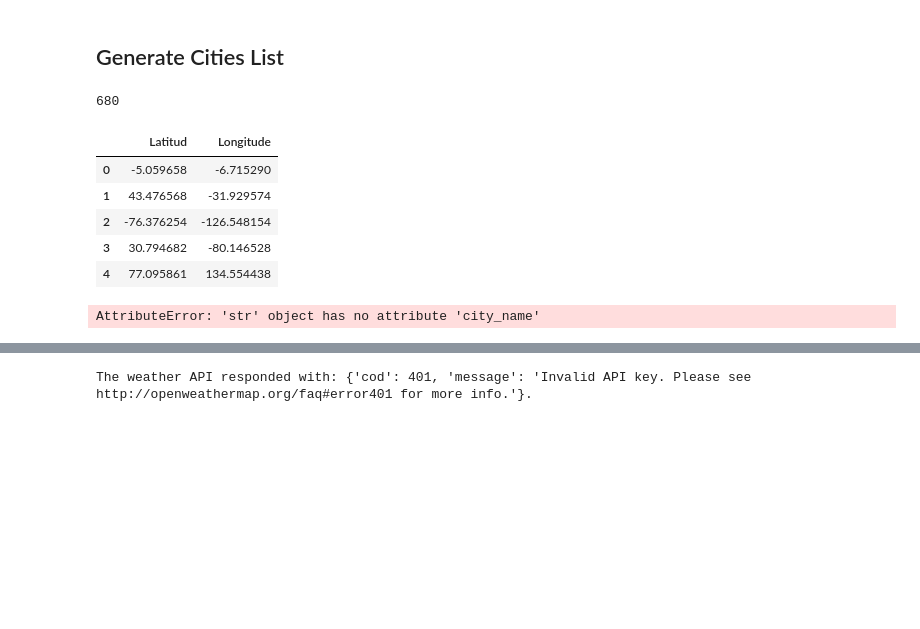
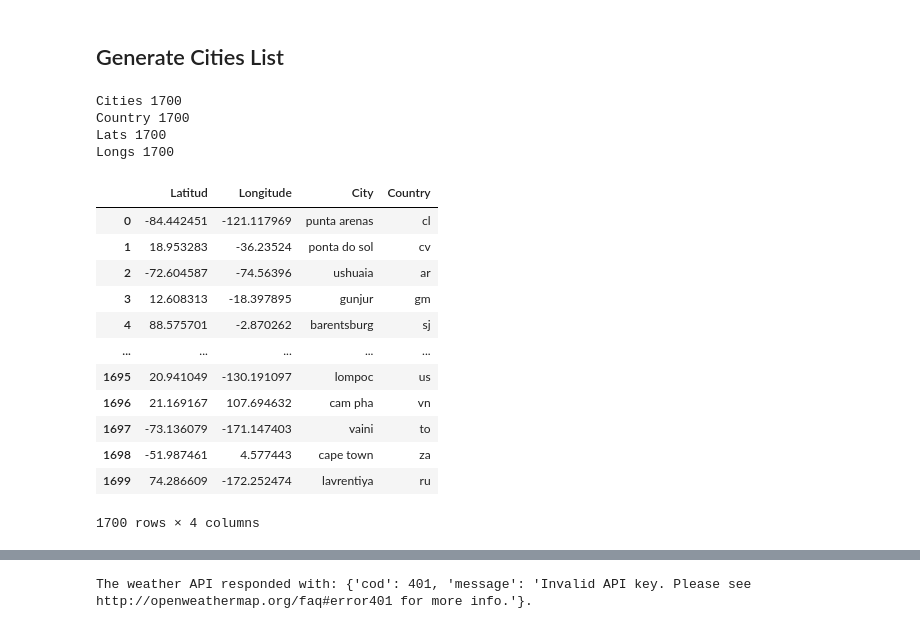
Before and after one commit to Yazz-01/Python_API_challenge, a Jupyter notebook: Weatherpy/weather_main.ipynb, the cells around one changed output, grey strips where cells are left out. Cells and saved outputs as stored; diff of their text form; code cells hidden in the pictures; blank space fills up the shorter version.

Commit message:
Finished the retrieval of the cities and coordinates from random coordinates

```diff
--- a/Weatherpy/weather_main.ipynb
+++ b/Weatherpy/weather_main.ipynb
@@ -35,6 +35,9 @@ lng_range = (-180, 180)
 # List for holding coordinates(lat and longs) and cities
 coordinates = []
 cities = []
+country = []
+latitud = []
+longitude=[]
 
 # Create a set of random lat and lng combinations
 lats = np.random.uniform(lat_range[0], lat_range[1], size=1700)
@@ -44,43 +47,24 @@ coordinates = zip(lats, longs)
 # Identify nearest city for each lat, lng combination
 for coord in coordinates:
     #lats,longs= coord
-    city = citipy.nearest_city(coord[0], coord[1]).city_name
+    city = citipy.nearest_city(coord[0], coord[1])
 
     # If the city is unique, then add it to a our cities list
     if city not in cities:
-        cities.append(city)
+        cities.append(city.city_name)
+        country.append(city.country_code)
+        latitud.append(coord[0])
+        longitude.append(coord[1])
 
 # Print the city count to confirm sufficient count
-len(cities)
+
+
+print("Cities", len(cities))
+print("Country", len(country))
+print("Lats", len(latitud))
+print("Longs", len(longitude))
 # %% [output]
-680
+Cities 1700
+Country 1700
+Lats 1700
+Longs 1700
-# %%
-cities_df.head()
-# %% [output]
-|  | Latitud | Longitude |
-| 0 | -5.059658 | -6.715290 |
-| 1 | 43.476568 | -31.929574 |
-| 2 | -76.376254 | -126.548154 |
-| 3 | 30.794682 | -80.146528 |
-| 4 | 77.095861 | 134.554438 |
-# %%
-# Retrieving name and country of the City
-cities_name = []
-country = []
-
-#Looping through to fill the lists
-for city in cities:
-    # Looping through the city coordinates to get the city
-    cities_name.append(city.city_name)
-    # Looping through the city coordinates to get the country code
-    country.append(city.country_code)
-
-
-
-city_dict={"Latitud":lats,"Longitude":longs,"City":city_name,"Country":country}
-
-
-cities_df= pd.DataFrame(city_dict)
-cities_df
-# %% [output]
-AttributeError: 'str' object has no attribute 'city_name'
@@ -88,0 +71,21 @@ city_df
+# %%
+# Creting the DataFrame with the nearest cities from the random coordinates
+city_dict={
+    "Latitud":latitud,"Longitude":longitude,"City":cities,"Country":country}
+
+cities_df= pd.DataFrame.from_dict(city_dict,orient='index').transpose()
+cities_df
+# %% [output]
+|  | Latitud | Longitude | City | Country |
+| 0 | -84.442451 | -121.117969 | punta arenas | cl |
+| 1 | 18.953283 | -36.23524 | ponta do sol | cv |
+| 2 | -72.604587 | -74.56396 | ushuaia | ar |
+| 3 | 12.608313 | -18.397895 | gunjur | gm |
+| 4 | 88.575701 | -2.870262 | barentsburg | sj |
+| ... | ... | ... | ... | ... |
+| 1695 | 20.941049 | -130.191097 | lompoc | us |
+| 1696 | 21.169167 | 107.694632 | cam pha | vn |
+| 1697 | -73.136079 | -171.147403 | vaini | to |
+| 1698 | -51.987461 | 4.577443 | cape town | za |
+| 1699 | 74.286609 | -172.252474 | lavrentiya | ru |
+1700 rows × 4 columns
```
Also changed, not shown: parts of 3 cells of this notebook.
